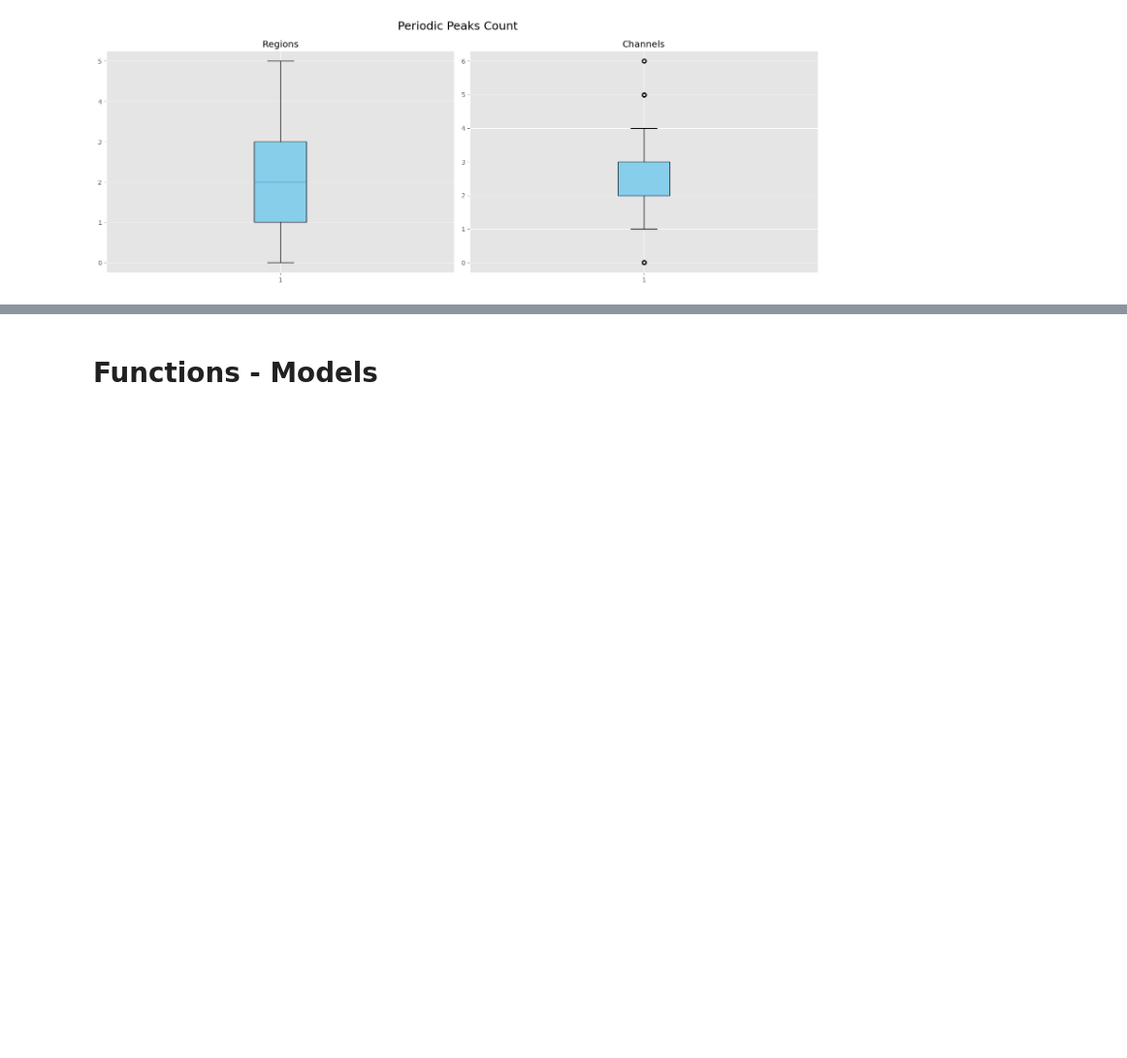
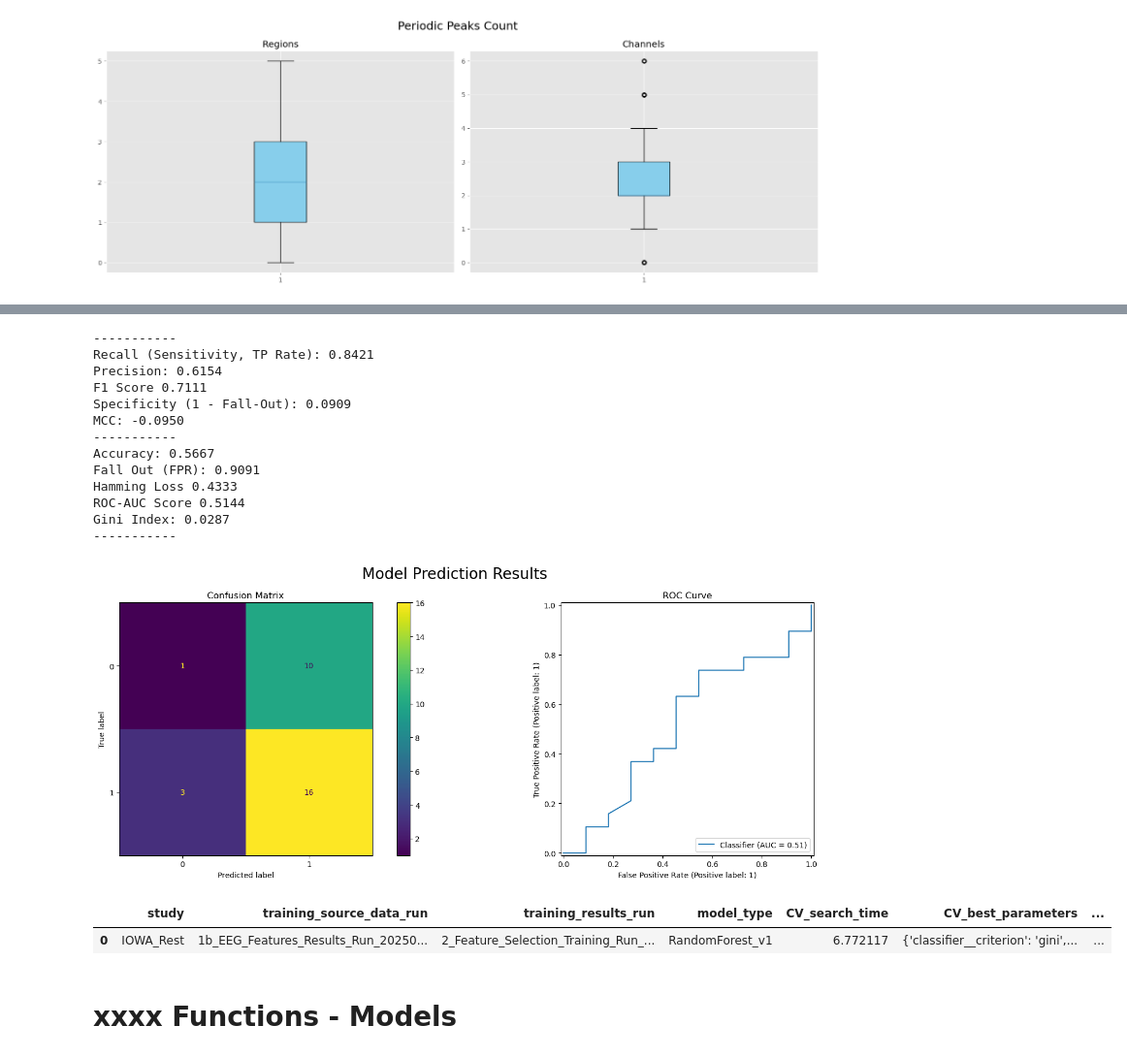
Before and after one commit to StuartG24/EEG_ML_Pipeline, a Jupyter notebook: Notebooks/2_ML_Features_Selection_Training_v8.ipynb, the cells around one changed output, grey strips where cells are left out. Shown: that part at 97% size. Cells and saved outputs as stored; diff of their text form; code cells hidden in the pictures; blank space fills up the shorter version.

```diff
--- a/Notebooks/2_ML_Features_Selection_Training_v8.ipynb
+++ b/Notebooks/2_ML_Features_Selection_Training_v8.ipynb
@@ -536,5 +778,37 @@ periodic_peaks_plot(eeg_features_superset_df)
+# %%
+models_results = []
+
+eval_results = evaluate_model(model_randforest, X_test, y_test)
+eval_results['study'] = study_name
+eval_results['training_source_data_run'] = eeg_features_run
+eval_results['training_results_run'] = run_name
+eval_results['model_type'] = 'RandomForest_v1'
+eval_results['CV_search_time'] = search_duration
+eval_results['CV_best_parameters'] = best_params
+models_results.append(eval_results)
+
+
+models_results_df = pd.DataFrame(models_results)
+display(models_results_df)
+# %% [output]
+-----------
+Recall (Sensitivity, TP Rate): 0.8421
+Precision: 0.6154
+F1 Score 0.7111
+Specificity (1 - Fall-Out): 0.0909
+MCC: -0.0950
+-----------
+Accuracy: 0.5667
+Fall Out (FPR): 0.9091
+Hamming Loss 0.4333
+ROC-AUC Score 0.5144
+Gini Index: 0.0287
+-----------
+[figure, added]
+|  | study | training_source_data_run | training_results_run | model_type | CV_search_time | CV_best_parameters | ... |
+| 0 | IOWA_Rest | 1b_EEG_Features_Results_Run_20250... | 2_Feature_Selection_Training_Run_... | RandomForest_v1 | 6.772117 | {'classifier__criterion': 'gini',... | ... |
 # %% [markdown]
-# Functions - Models
+# xxxx Functions - Models
 # %%
 # Transform Data using Data Pipeline from Model
 #
```
Also changed, not shown: parts of 13 cells of this notebook, 4 other files.
